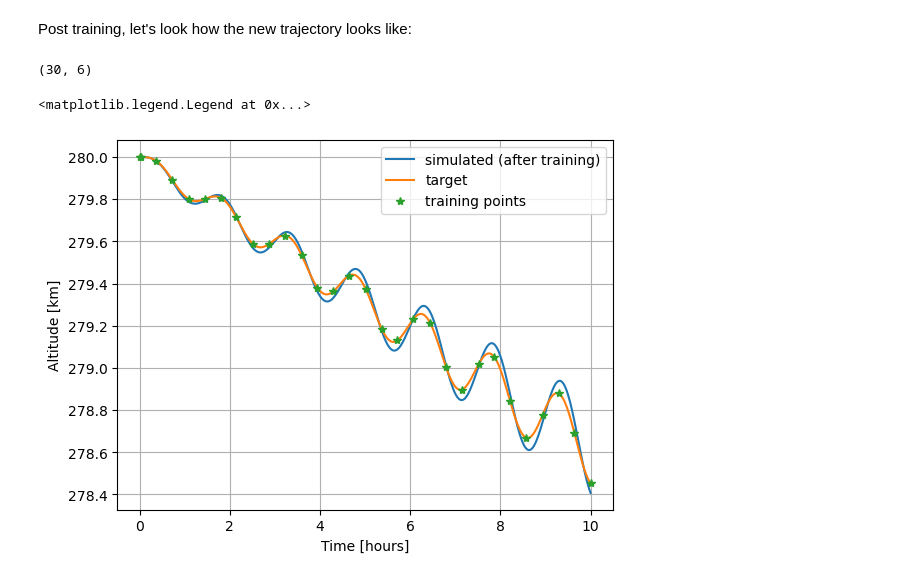
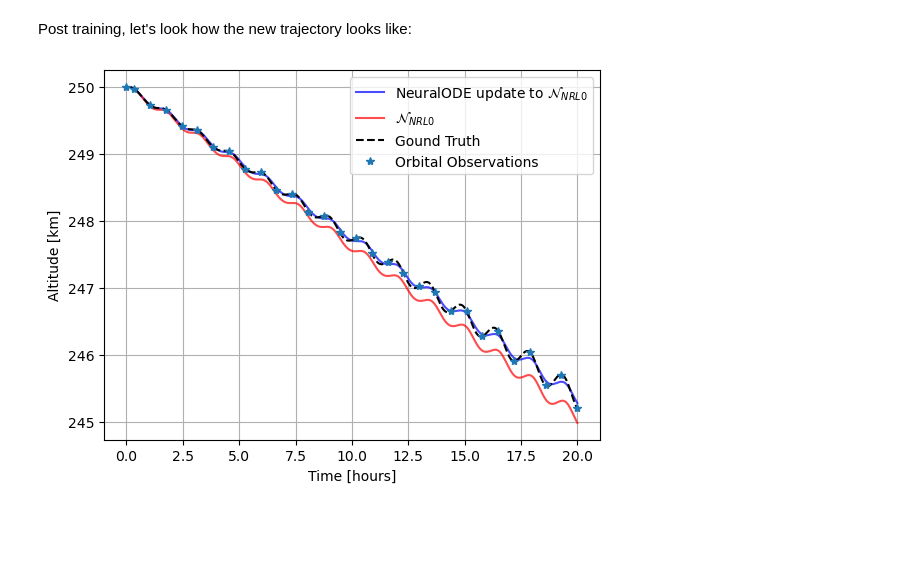
Before and after one commit to esa/thermonets, a Jupyter notebook: notebooks/neural_ODEs.ipynb, the cells around one changed output. Drawn from its saved outputs; the diff is of its cells as text; code cells hidden in the pictures; blank space fills up the shorter version.

Commit message:
change in the orbit

```diff
--- a/notebooks/neural_ODEs.ipynb
+++ b/notebooks/neural_ODEs.ipynb
@@ -29,7 +30,6 @@ First, some useful constants:
 #First we need to set some variables useful for integration:
 mu = 3.986004407799724e14                  #Earth gravitational parameter SI
 r_earth = 6378.1363*1e3                    #Earth radius SI
-initial_h=280.*1e3                         #Satellite's initial altitude SI
 mass=200                                   #mass of the satellite SI
 area=2                                     #drag cross-sectional area of the satellite in SI
 cd=2.2                                     #drag coefficient [-]
@@ -41,6 +41,9 @@ date0_mjd = tn.mjd(date0)
 f107,f107a,s107,s107a,m107,m107a,y107,y107a,dDstdT = tn.get_jb08_spaceweather_indices(date0)
 
 #we assume a circular orbit at first
-initial_state=[r_earth+initial_h,0.,0., 0., np.sqrt(mu/(r_earth+initial_h)),0.]
-t_span=(0.,60.*60.*10.) #10 hours propagation
+#initial_state=[r_earth+initial_h,0.,0., 0., np.sqrt(mu/(r_earth+initial_h)),0.]
+# 250 km highly inclined
+initial_state = [6628136.3, 0.0, 0.0, 0.0, 675.8793540419897, 7725.336367056496]
+
+t_span=(0.,60.*60.*20.) #10 hours propagation
 # %% [output]
@@ -316,9 +327,9 @@ plt.legend()
 # %% [markdown]
 all right, now that we have generated the reference trajectory, we can setup gradient descent iterations:
 # %%
-lr=1e-3
+lr=1e-4
 nn_parameters=flattened_nw.copy()
-n_epochs=30
+n_epochs=18
 for epoch in range(n_epochs):
     #we first propagate the dynamics & variational equations:
     ta.state[:]=initial_state+ic_var
@@ -363,26 +375,24 @@ Epoch: 29 Loss: 1392.0148625748661
 # %% [markdown]
 Post training, let's look how the new trajectory looks like:
-# %%
-sol_target.shape
-# %% [output]
-(30, 6)
 # %%
 #let's plot the new trajectory:
 ta.state[:]=initial_state+ic_var
 ta.time=0.
 ta.pars[:]=nn_parameters
 variational_equations_propagated=ta.propagate_grid(sol.t)
 
-altitude_simulated = (np.sqrt(variational_equations_propagated[-1][:,0]**2+variational_equations_propagated[-1][:,1]**2+variational_equations_propagated[-1][:,2]**2)-r_earth)/1e3
+altitude_simulated_NEW = (np.sqrt(variational_equations_propagated[-1][:,0]**2+variational_equations_propagated[-1][:,1]**2+variational_equations_propagated[-1][:,2]**2)-r_earth)/1e3
 altitude_target = (np.sqrt(sol.y.T[:,0]**2+sol.y.T[:,1]**2+sol.y.T[:,2]**2)-r_earth)/1e3
 altitude_control_points = (np.sqrt(sol_target[:,0]**2+sol_target[:,1]**2+sol_target[:,2]**2)-r_earth)/1e3
-plt.plot(sol.t/60/60,altitude_simulated,label='simulated (after training)')
-plt.plot(sol.t/60/60,altitude_target,label='target')
-plt.plot(times_target/60/60,altitude_control_points,'*',label='training points')
+plt.plot(sol.t/60/60,altitude_simulated_NEW,'b', label=r'NeuralODE update to $\mathcal {N}_{NRL0}$', alpha=0.7)
+plt.plot(sol.t/60/60,altitude_simulated,'r',label=r'$\mathcal {N}_{NRL0}$', alpha=0.7)
+plt.plot(sol.t/60/60,altitude_target,'k--',label='Gound Truth')
+
+plt.plot(times_target/60/60,altitude_control_points,'*',label='Orbital Observations')
 plt.grid()
 plt.xlabel('Time [hours]')
 plt.ylabel('Altitude [km]')
 plt.legend()
+plt.savefig("neuralode.png", dpi=600)
 # %% [output]
-<matplotlib.legend.Legend at 0x...>
-[figure, old version]
+[figure, new version]
```
Also changed, not shown: parts of 9 cells of this notebook, 1 other file.
